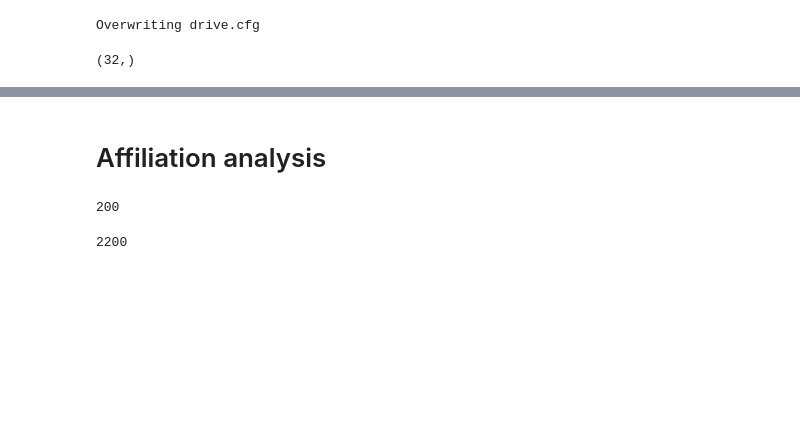
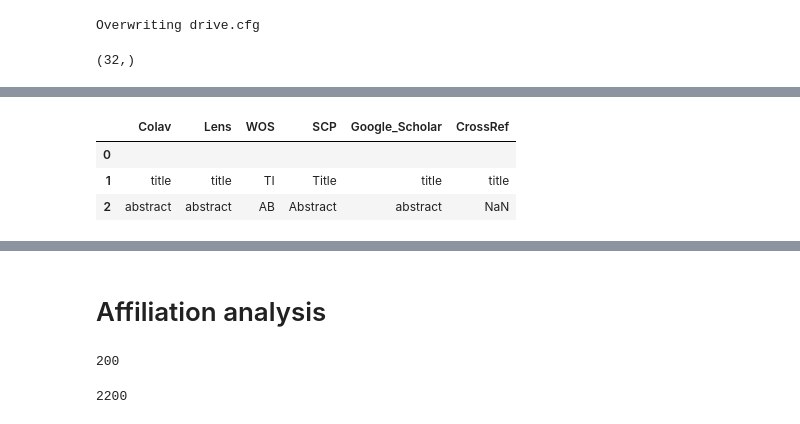
Before and after one commit to restrepo/rest-api-doc, a Jupyter notebook: code/lens.ipynb, the cells around one changed output, grey strips where cells are left out. Saved outputs shown, nothing was run; the diff lists cells and outputs as text; code cells hidden in the pictures; blank space fills up the shorter version.

```diff
--- a/code/lens.ipynb
+++ b/code/lens.ipynb
@@ -131,0 +138,12 @@ udeaa
+# %%
+columns=[
+    {'Colav':'','Lens':'','WOS' :'','SCP':'','Google_Scholar':'','CrossRef':''},
+    {'Colav':'title','Lens':'title','WOS' :'TI','SCP':'Title','Google_Scholar':'title','CrossRef':'title'},
+    {'Colav':'abstract','Lens':'abstract','WOS' :'AB','SCP':'Abstract','Google_Scholar':'abstract'}
+]
+pd.DataFrame(columns)
+# %% [output]
+|  | Colav | Lens | WOS | SCP | Google_Scholar | CrossRef |
+| 0 |  |  |  |  |  |  |
+| 1 | title | title | TI | Title | title | title |
+| 2 | abstract | abstract | AB | Abstract | abstract | NaN |
```
Also changed, not shown: parts of 6 cells of this notebook.
